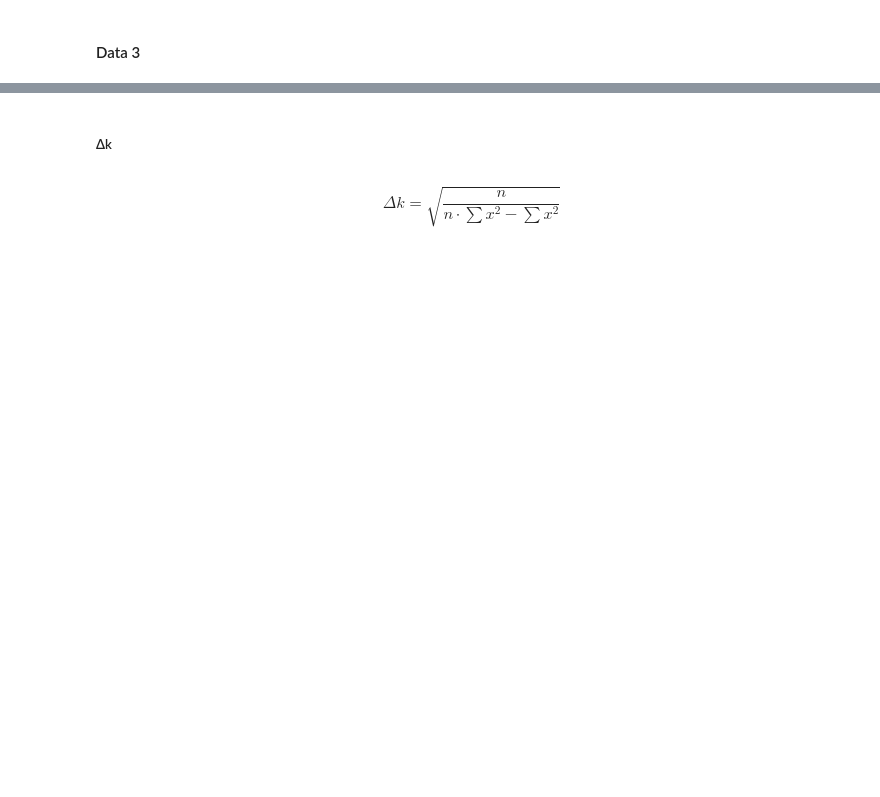
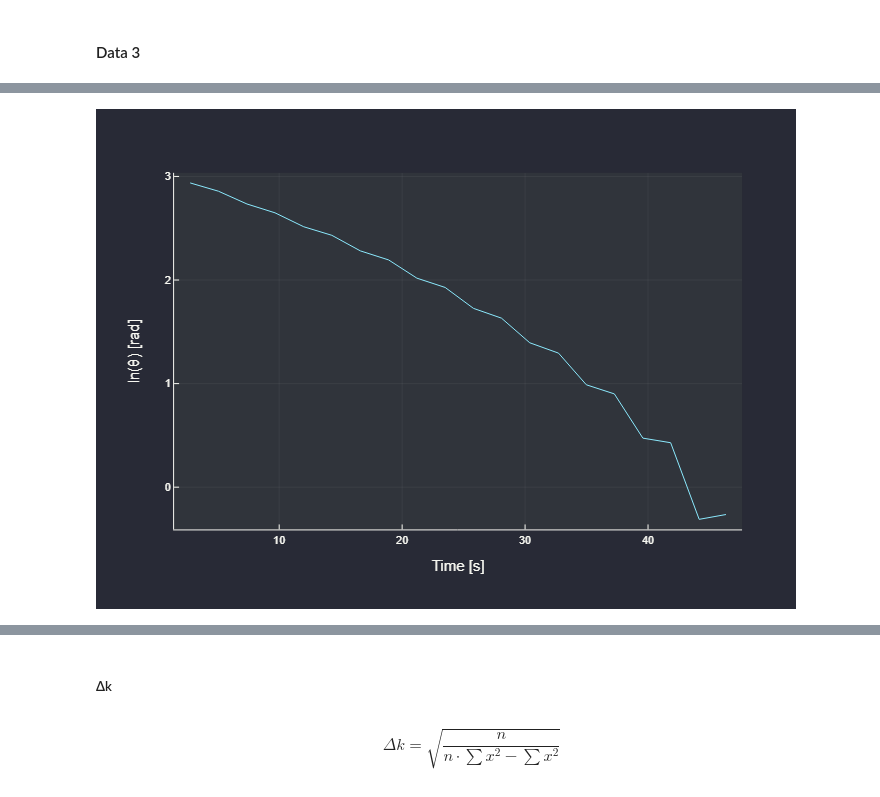
Before and after one commit to AwesomeQuest/verklegt3, a Jupyter notebook: notebook.ipynb, the cells around one changed output, grey strips where cells are left out. Saved outputs shown, nothing was run; the diff lists cells and outputs as text; code cells hidden in the pictures; blank space fills up the shorter version.

```diff
--- a/notebook.ipynb
+++ b/notebook.ipynb
@@ -332,3 +334,10 @@ labels = "Peaks")
+# %%
+plot(data3[peaks,1], log.(data3[peaks,2]),
+	xlabel = "Time [s]",
+	ylabel = "ln(θ) [rad]",
+	labels = :none)
+# %% [output]
+[figure, added]
 # %%
 k = fitlinear(data3[peaks,1],log.(ℯ, data3[peaks,2]))
 # %% [output]
```
Also changed, not shown: parts of 30 cells of this notebook.
